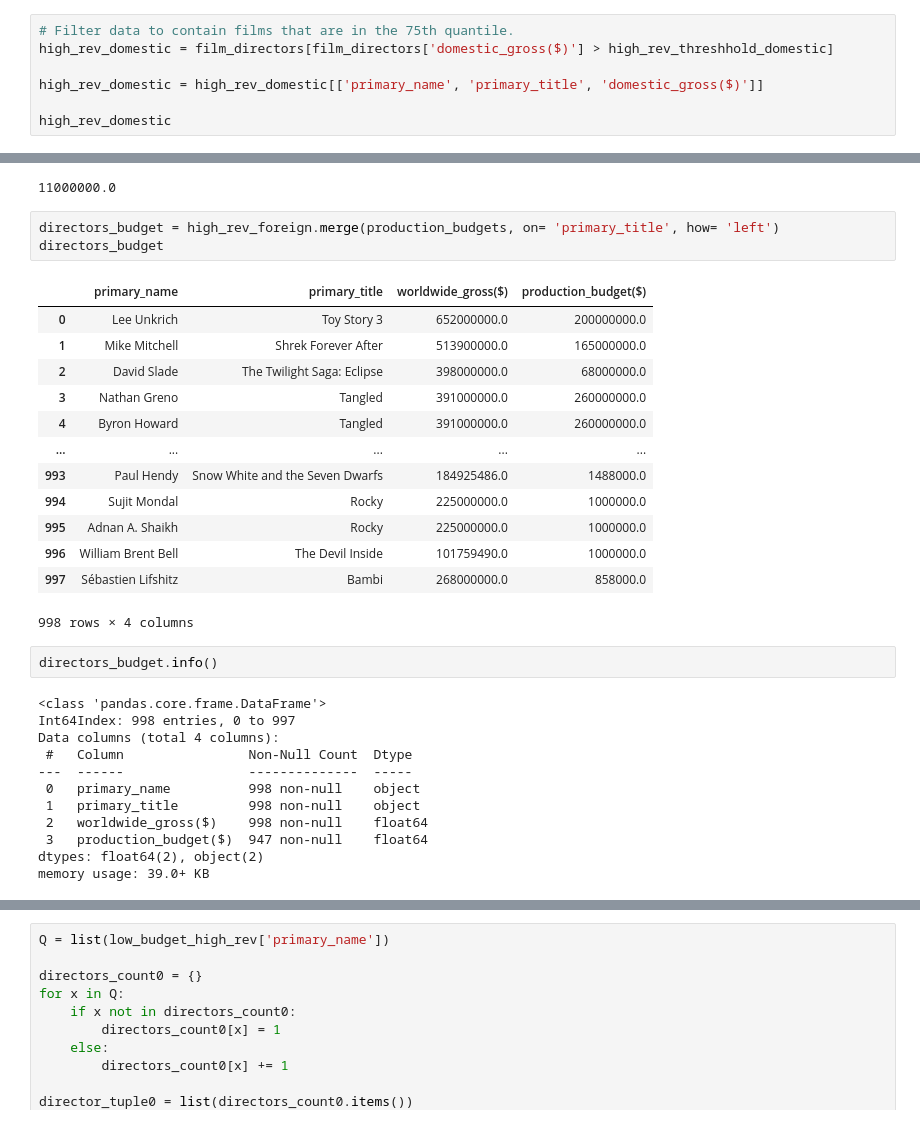
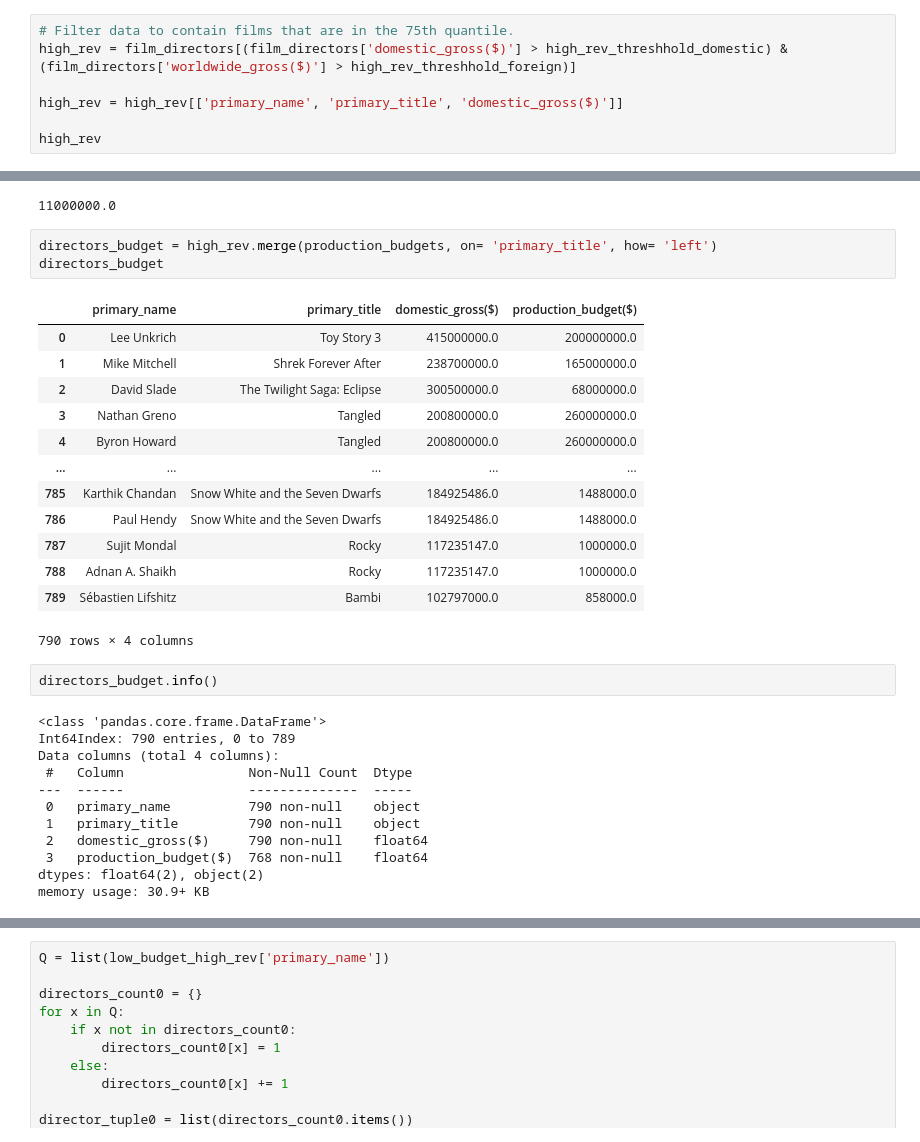
Before and after one commit to WamuyuGitz/movie-insights-project, a Jupyter notebook: vanessa.production_crew_analysis.ipynb, the cells around one changed output, grey strips where cells are left out. Cells and saved outputs as stored; diff of their text form.

```diff
--- a/vanessa.production_crew_analysis.ipynb
+++ b/vanessa.production_crew_analysis.ipynb
@@ -1302,11 +1302,11 @@ high_rev_threshhold_foreign
 89538661.80000006
 # %%
 # Filter data to contain films that are in the 75th quantile.
-high_rev_domestic = film_directors[film_directors['domestic_gross($)'] > high_rev_threshhold_domestic]
+high_rev = film_directors[(film_directors['domestic_gross($)'] > high_rev_threshhold_domestic) & (film_directors['worldwide_gross($)'] > high_rev_threshhold_foreign)]
 
-high_rev_domestic = high_rev_domestic[['primary_name', 'primary_title', 'domestic_gross($)']]
+high_rev = high_rev[['primary_name', 'primary_title', 'domestic_gross($)']]
 
-high_rev_domestic
+high_rev
 # %% [output]
 |  | primary_name | primary_title | domestic_gross($) |
 | 0 | Lee Unkrich | Toy Story 3 | 415000000.0 |
@@ -1464,36 +1385,36 @@ low_budget_thresh
 # %% [output]
 11000000.0
 # %%
-directors_budget = high_rev_foreign.merge(production_budgets, on= 'primary_title', how= 'left')
+directors_budget = high_rev.merge(production_budgets, on= 'primary_title', how= 'left')
 directors_budget
 # %% [output]
-|  | primary_name | primary_title | worldwide_gross($) | production_budget($) |
-| 0 | Lee Unkrich | Toy Story 3 | 652000000.0 | 200000000.0 |
-| 1 | Mike Mitchell | Shrek Forever After | 513900000.0 | 165000000.0 |
-| 2 | David Slade | The Twilight Saga: Eclipse | 398000000.0 | 68000000.0 |
-| 3 | Nathan Greno | Tangled | 391000000.0 | 260000000.0 |
-| 4 | Byron Howard | Tangled | 391000000.0 | 260000000.0 |
+|  | primary_name | primary_title | domestic_gross($) | production_budget($) |
+| 0 | Lee Unkrich | Toy Story 3 | 415000000.0 | 200000000.0 |
+| 1 | Mike Mitchell | Shrek Forever After | 238700000.0 | 165000000.0 |
+| 2 | David Slade | The Twilight Saga: Eclipse | 300500000.0 | 68000000.0 |
+| 3 | Nathan Greno | Tangled | 200800000.0 | 260000000.0 |
+| 4 | Byron Howard | Tangled | 200800000.0 | 260000000.0 |
 | ... | ... | ... | ... | ... |
-| 993 | Paul Hendy | Snow White and the Seven Dwarfs | 184925486.0 | 1488000.0 |
-| 994 | Sujit Mondal | Rocky | 225000000.0 | 1000000.0 |
-| 995 | Adnan A. Shaikh | Rocky | 225000000.0 | 1000000.0 |
-| 996 | William Brent Bell | The Devil Inside | 101759490.0 | 1000000.0 |
-| 997 | Sébastien Lifshitz | Bambi | 268000000.0 | 858000.0 |
+| 785 | Karthik Chandan | Snow White and the Seven Dwarfs | 184925486.0 | 1488000.0 |
+| 786 | Paul Hendy | Snow White and the Seven Dwarfs | 184925486.0 | 1488000.0 |
+| 787 | Sujit Mondal | Rocky | 117235147.0 | 1000000.0 |
+| 788 | Adnan A. Shaikh | Rocky | 117235147.0 | 1000000.0 |
+| 789 | Sébastien Lifshitz | Bambi | 102797000.0 | 858000.0 |
-998 rows × 4 columns
+790 rows × 4 columns
 # %%
 directors_budget.info()
 # %% [output]
 <class 'pandas.core.frame.DataFrame'>
-Int64Index: 998 entries, 0 to 997
+Int64Index: 790 entries, 0 to 789
 Data columns (total 4 columns):
  #   Column                Non-Null Count  Dtype
 ---  ------                --------------  -----
- 0   primary_name          998 non-null    object
- 1   primary_title         998 non-null    object
- 2   worldwide_gross($)    998 non-null    float64
- 3   production_budget($)  947 non-null    float64
+ 0   primary_name          790 non-null    object
+ 1   primary_title         790 non-null    object
+ 2   domestic_gross($)     790 non-null    float64
+ 3   production_budget($)  768 non-null    float64
 dtypes: float64(2), object(2)
-memory usage: 39.0+ KB
+memory usage: 30.9+ KB
 # %%
 low_budget_high_rev = directors_budget[directors_budget['production_budget($)'] < low_budget_thresh]
 low_budget_high_rev
```
Also changed, not shown: parts of 31 cells of this notebook.
